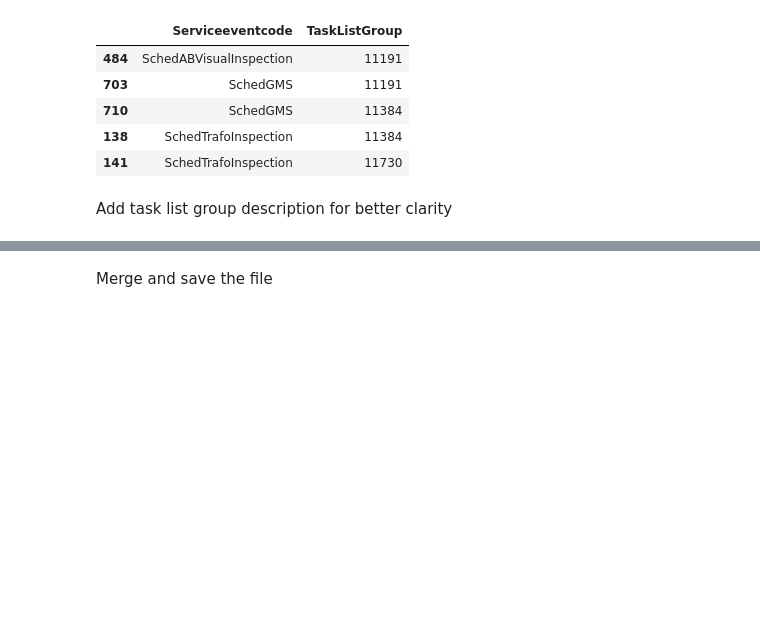
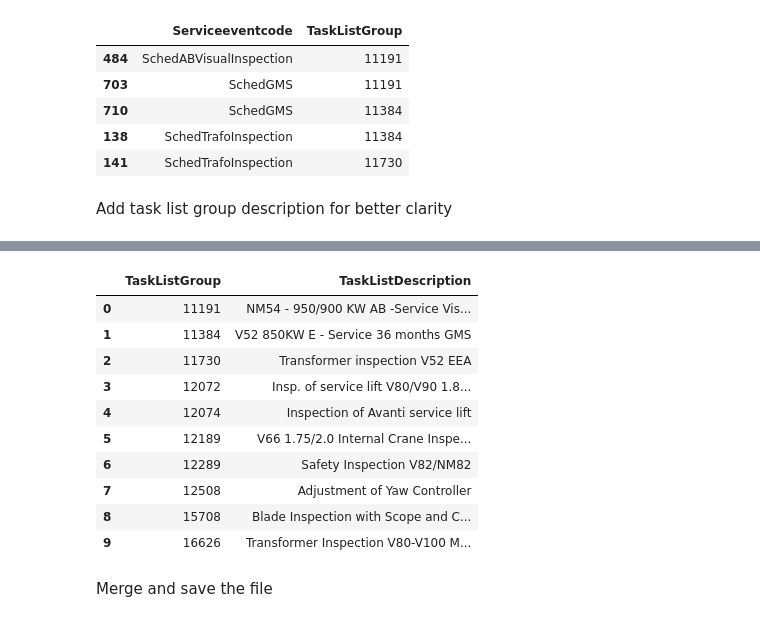
Before and after one commit to sriraman-dsspecialist/Improvements-on-Service-Event-Framework, a Jupyter notebook: notebooks/tasklistgroup_duplicacy.ipynb, the cells around one changed output, grey strips where cells are left out. Cells and saved outputs as stored; diff of their text form; code cells hidden in the pictures; blank space fills up the shorter version.

```diff
--- a/notebooks/tasklistgroup_duplicacy.ipynb
+++ b/notebooks/tasklistgroup_duplicacy.ipynb
@@ -118,3 +124,19 @@ tasklist_detail.shape, tfg2['TaskListGroup'].nunique()
+# %%
+tasklist_detail = tasklist_detail.groupby(['TaskListGroup']).agg({'TaskListDescription':'first'})
+tasklist_detail = tasklist_detail.reset_index()
+tasklist_detail.head(10)
+# %% [output]
+|  | TaskListGroup | TaskListDescription |
+| 0 | 11191 | NM54 - 950/900 KW AB -Service Vis... |
+| 1 | 11384 | V52 850KW E - Service 36 months GMS |
+| 2 | 11730 | Transformer inspection V52 EEA |
+| 3 | 12072 | Insp. of service lift V80/V90 1.8... |
+| 4 | 12074 | Inspection of Avanti service lift |
+| 5 | 12189 | V66 1.75/2.0 Internal Crane Inspe... |
+| 6 | 12289 | Safety Inspection V82/NM82 |
+| 7 | 12508 | Adjustment of Yaw Controller |
+| 8 | 15708 | Blade Inspection with Scope and C... |
+| 9 | 16626 | Transformer Inspection V80-V100 M... |
 # %% [markdown]
 Merge and save the file
 # %% [markdown]
```
Also changed, not shown: parts of 9 cells of this notebook, 14 other files.
